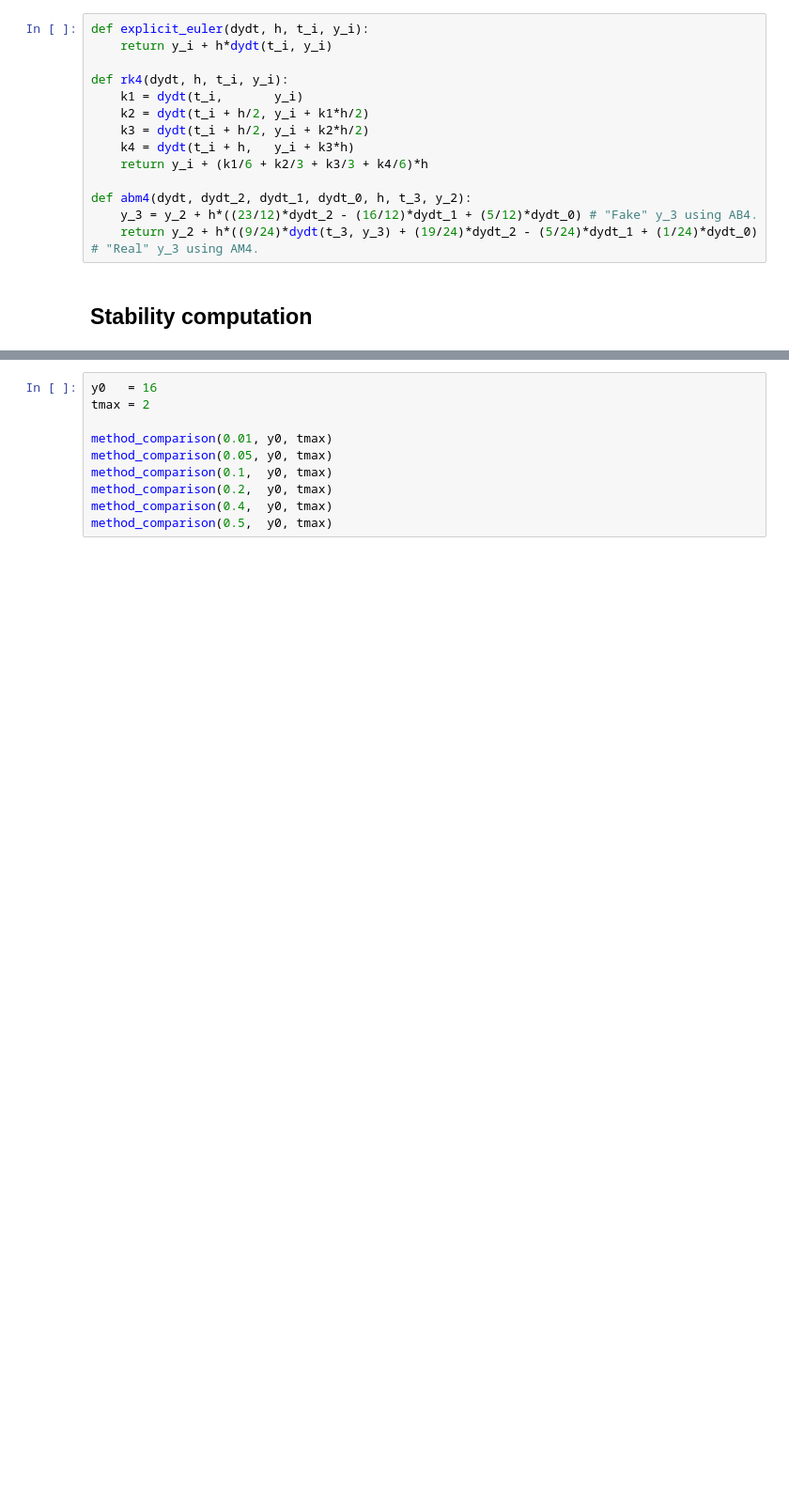
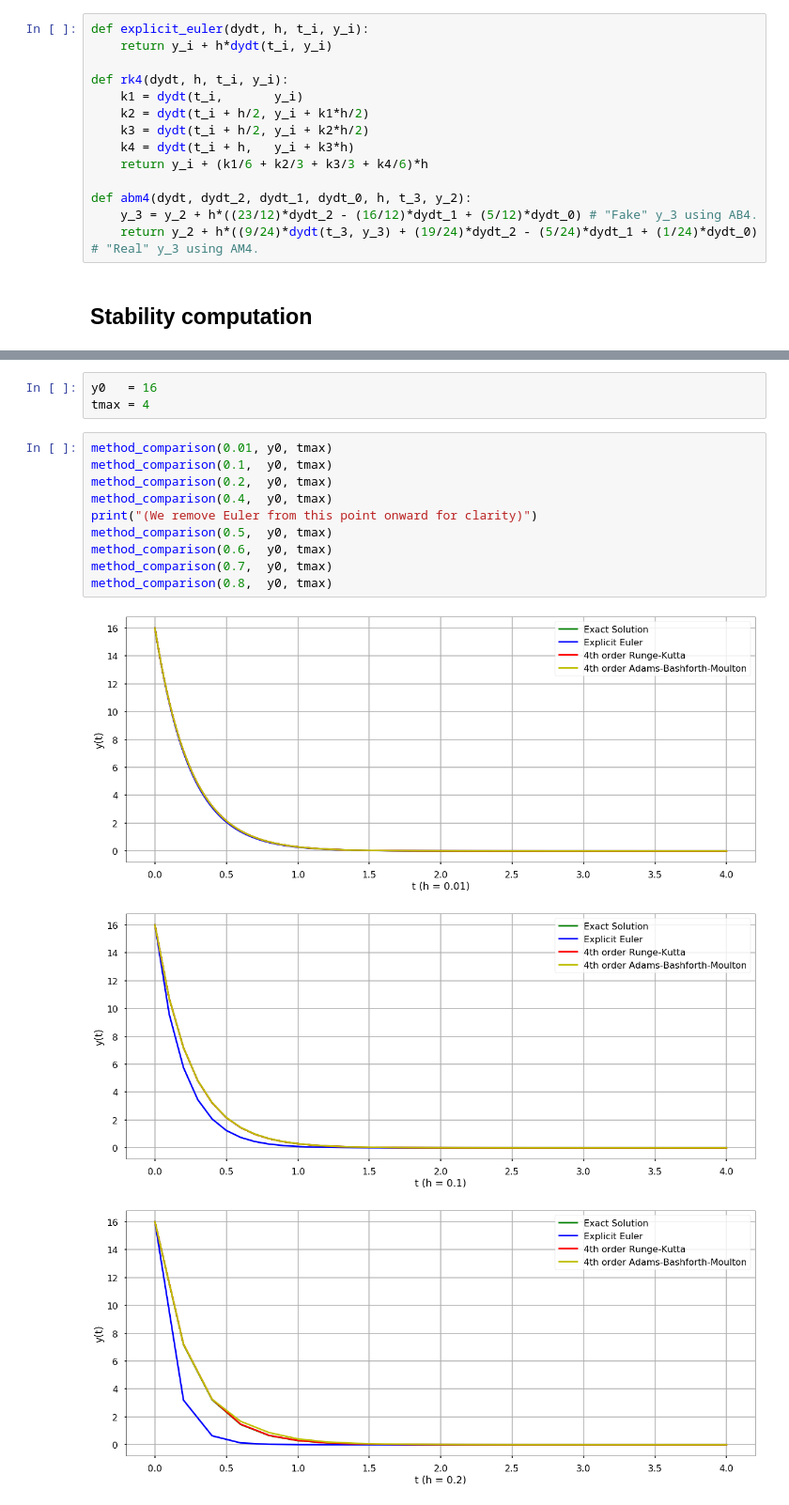
Before and after one commit to bleaktwig/dc-optimization-utils, a Jupyter notebook: stability_analysis/stability_analysis.ipynb, the cells around one changed output, grey strips where cells are left out. Shown at 94% size. Drawn from its saved outputs; the diff is of its cells as text; blank space fills up the shorter version.

```diff
--- a/stability_analysis/stability_analysis.ipynb
+++ b/stability_analysis/stability_analysis.ipynb
@@ -116,13 +172,20 @@ def method_comparison(h, y0, tmax):
     plt.grid()
     plt.legend(loc="upper right")
     plt.show()
+# %%
+y0   = 16
+tmax = 4
 # %%
-y0   = 16
-tmax = 2
-
 method_comparison(0.01, y0, tmax)
-method_comparison(0.05, y0, tmax)
 method_comparison(0.1,  y0, tmax)
 method_comparison(0.2,  y0, tmax)
 method_comparison(0.4,  y0, tmax)
+print("(We remove Euler from this point onward for clarity)")
 method_comparison(0.5,  y0, tmax)
+method_comparison(0.6,  y0, tmax)
+method_comparison(0.7,  y0, tmax)
+method_comparison(0.8,  y0, tmax)
+# %% [output]
+[figure, added]
+[figure, added]
+[figure, added]
```
Also changed, not shown: parts of 15 cells of this notebook.
